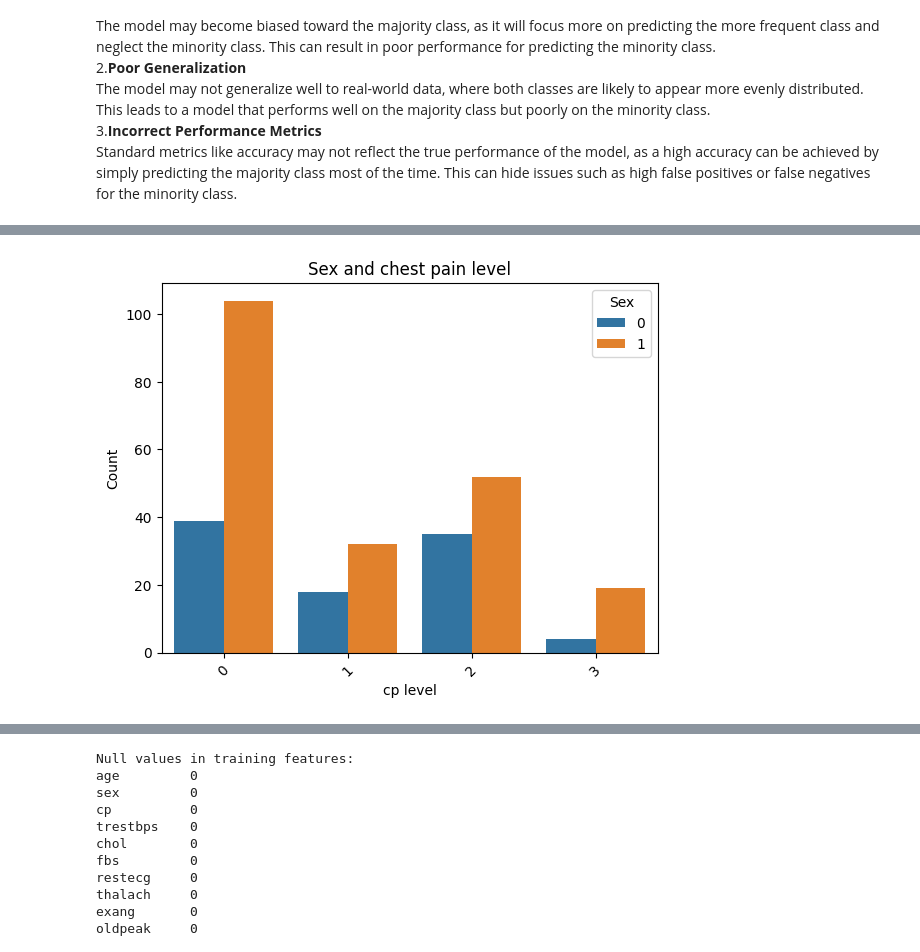
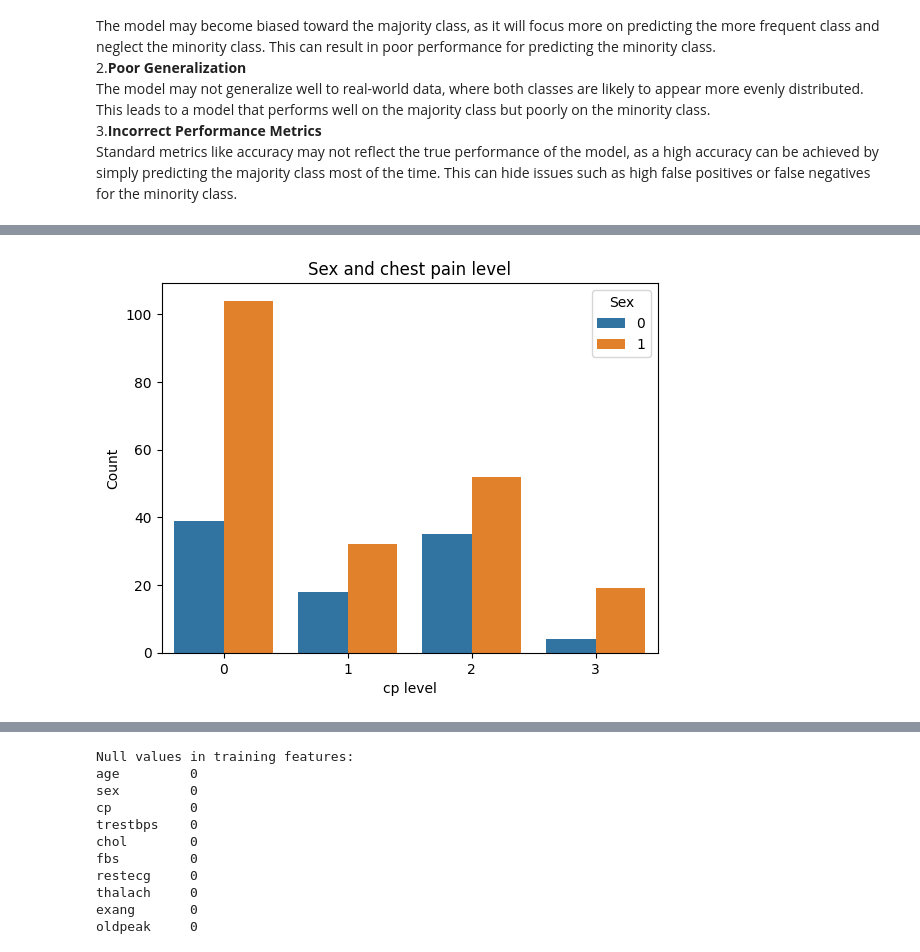
Before and after one commit to Tharindu396/Heartfailure_detection, a Jupyter notebook: Untitled.ipynb, the cells around one changed output, grey strips where cells are left out. Cells and saved outputs as stored; diff of their text form; code cells hidden in the pictures.

```diff
--- a/Untitled.ipynb
+++ b/Untitled.ipynb
@@ -234,11 +224,10 @@ NameError: name 'sns' is not defined
 # %%
 
 sns.countplot(df, x='cp', hue= 'sex')
 plt.title("Sex and chest pain level")
 plt.xlabel("cp level")
 plt.ylabel("Count")
-plt.xticks(rotation=45)  # Rotate x labels if they overlap
 plt.legend(title="Sex")
 plt.show()
 # %% [output]
-[figure, old version]
+[figure, new version]
```
Also changed, not shown: parts of 10 cells of this notebook.
